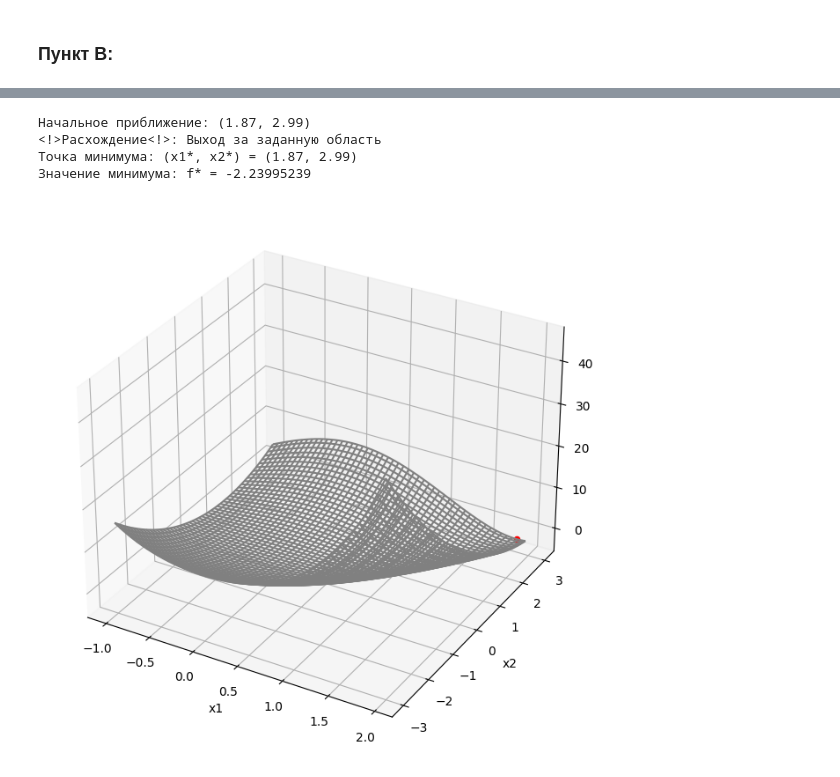
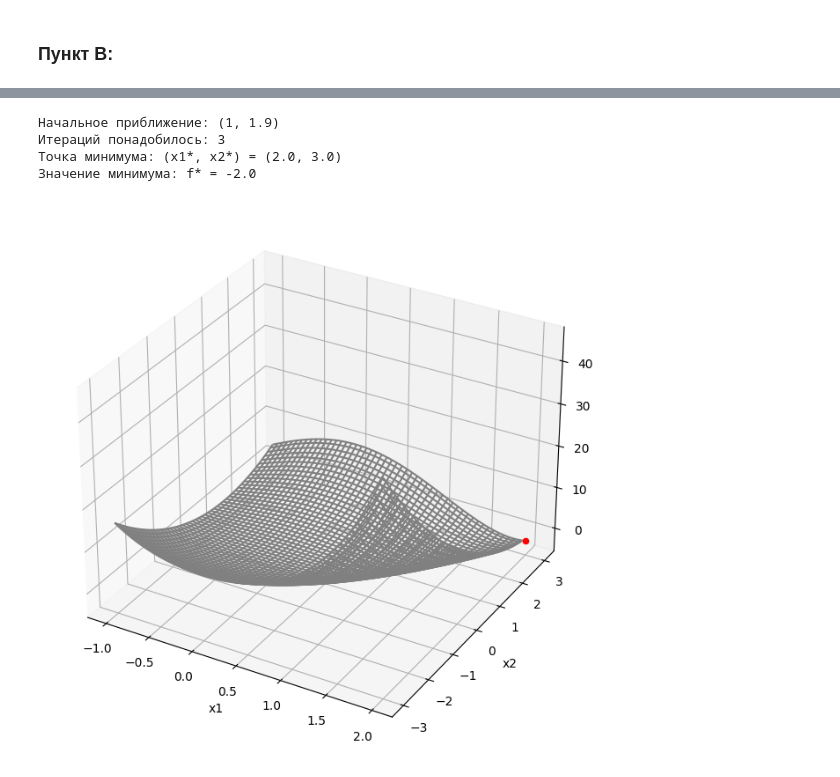
Before and after one commit to vgorbikov/optimization_mthds, a Jupyter notebook: lab2.ipynb, the cells around one changed output, grey strips where cells are left out. Saved outputs shown, nothing was run; the diff lists cells and outputs as text; code cells hidden in the pictures.

```diff
--- a/lab2.ipynb
+++ b/lab2.ipynb
@@ -114,7 +114,7 @@ fig_t.show()
 # %% [markdown]
 ### Пункт **B**:
 # %%
-def newtone_mthd(f, grad_f, bounds_x1: Tuple[float], bounds_x2: Tuple[float], start_point: Tuple[float], accuracy: float):
+def newtone_mthd(f, grad_f, bounds_x1: Tuple[float], bounds_x2: Tuple[float], start_point: Tuple[float], accuracy: float, step_size = 1):
   print(f'Начальное приближение: {start_point}')
 
   x0 = torch.tensor(start_point, dtype=float)
@@ -125,42 +125,35 @@ def newtone_mthd(f, grad_f, bounds_x1: Tuple[float], bounds_x2: Tuple[float], st
 
   old_x = torch.tensor([bounds_x1[0], bounds_x2[1]])
 
+  iteration = 0
+
   while np.sqrt((old_x[0]-x0[0])**2 + (old_x[1]-x0[1])**2) >= accuracy:
     old_x = np.copy(x0)
-    step = torch.matmul(inv_hess, grad)
+    step = step_size*torch.matmul(inv_hess, grad)
 
-    # # ограничиваем оптимизацию в заданной области
-    # if x0[0] - step[0] < bounds_x1[0]:
-    #   step[0] = x0[0] - bounds_x1[0]
-    # if x0[0] - step[0] > bounds_x1[1]:
-    #   step[0] = x0[0] - bounds_x1[1]
-    # if x0[1] - step[1] < bounds_x2[0]:
-    #   step[1] = x0[1] - bounds_x2[0]
-    # if x0[1] - step[1] > bounds_x2[1]:
-    #   step[1] = x0[1] - bounds_x2[1]
+    iteration += 1
 
-    # ограничиваем оптимизацию в заданной области
     if x0[0] - step[0] < bounds_x1[0]:
-      print("<!>Расхождение<!>: Выход за заданную область")
-      break
+      step[0] = x0[0] - bounds_x1[0]
     if x0[0] - step[0] > bounds_x1[1]:
-      print("<!>Расхождение<!>: Выход за заданную область")
-      break
+      step[0] = x0[0] - bounds_x1[1]
     if x0[1] - step[1] < bounds_x2[0]:
-      print("<!>Расхождение<!>: Выход за заданную область")
-      break
+      step[1] = x0[1] - bounds_x2[0]
     if x0[1] - step[1] > bounds_x2[1]:
-      print("<!>Расхождение<!>: Выход за заданную область")
-      break
+      step[1] = x0[1] - bounds_x2[1]
 
     x0 -= step
 
-    print(f'\t-Приближение: (x1*, x2*) = ({x0[0]}, {x0[1]}); Значение: f* = {f(*x0)}')
+    # print(f'\t-Приближение: (x1*, x2*) = ({x0[0]}, {x0[1]}); Значение: f* = {f(*x0)}')
+
 
     hess = torch.tensor(hessian(f, (x0[0], x0[1])))
     inv_hess = torch.linalg.inv(hess)
     grad = torch.tensor(grad_f(*x0), dtype=float)
 
+  # print(f'Значение градиента в точке: f\' = {grad_f(*x0)}'
+  print(f'Итераций понадобилось: {iteration}')
+
   return x0, f(*x0)
 # %%
 #параболическая функция
@@ -196,17 +187,17 @@ fig_t.show()
 [figure]
 # %%
 #заданная функция -  вариант с начальным приближением (..., ...)
-start_point_targetf = (1.87, 2.99)
-answer = newtone_mthd(target_f, target_grad, bounds[0], bounds[1], start_point_targetf, eps)
+start_point_targetf = (1, 1.9)
+answer = newtone_mthd(target_f, target_grad, bounds[0], bounds[1], start_point_targetf, eps, 1)
 print(f'Точка минимума: (x1*, x2*) = ({answer[0][0]}, {answer[0][1]}) \nЗначение минимума: f* = {answer[1]}')
 
 ax_t, fig_t = show_area_3d(target_f, bounds[0], bounds[1])
 ax_t.scatter(*answer[0], answer[1], color='red')
 fig_t.show()
 # %% [output]
-Начальное приближение: (1.87, 2.99)
-<!>Расхождение<!>: Выход за заданную область
-Точка минимума: (x1*, x2*) = (1.87, 2.99)
-Значение минимума: f* = -2.23995239
+Начальное приближение: (1, 1.9)
+Итераций понадобилось: 3
+Точка минимума: (x1*, x2*) = (2.0, 3.0)
+Значение минимума: f* = -2.0
-[figure, old version]
+[figure, new version]
 # %%
```
Also changed, not shown: parts of 3 cells of this notebook.
